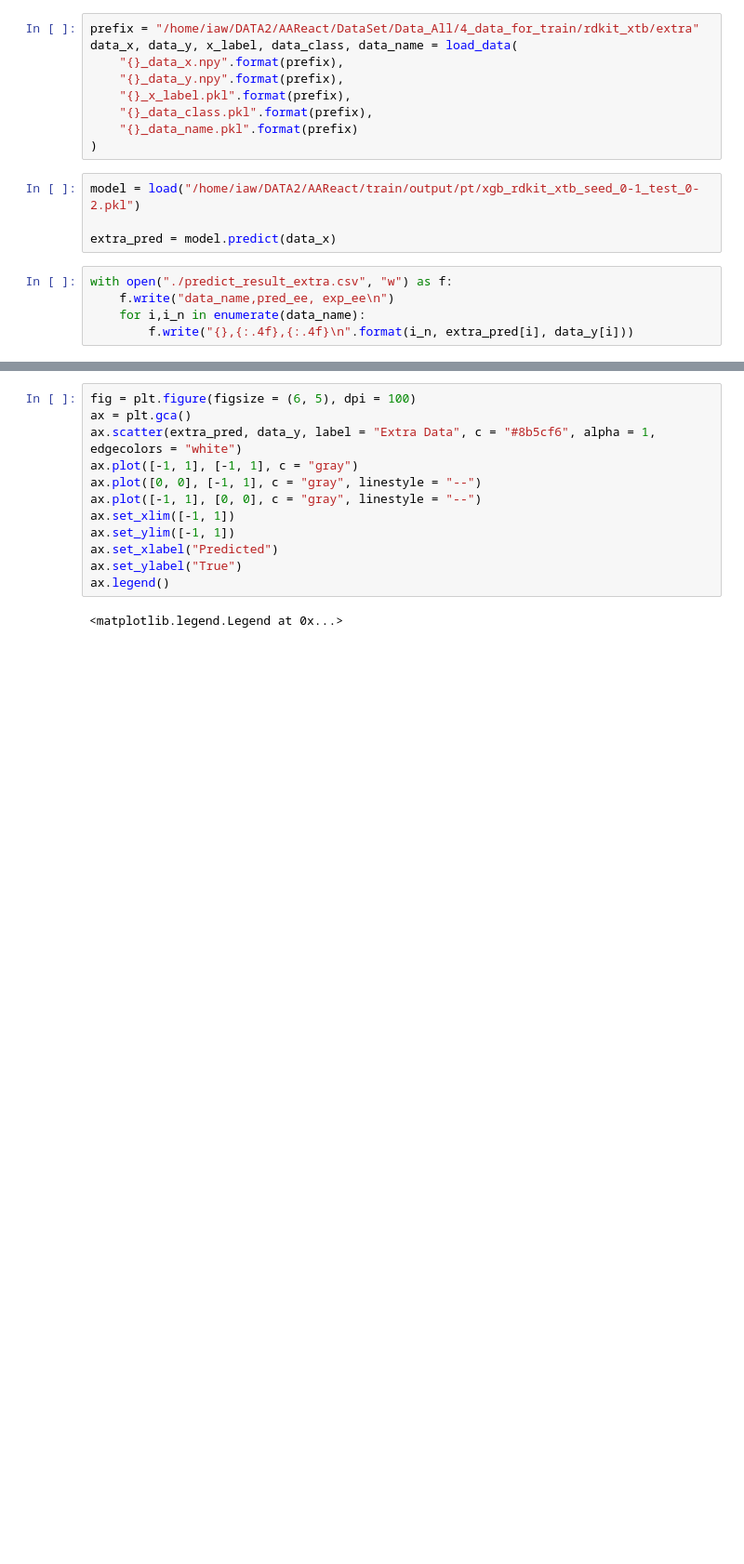
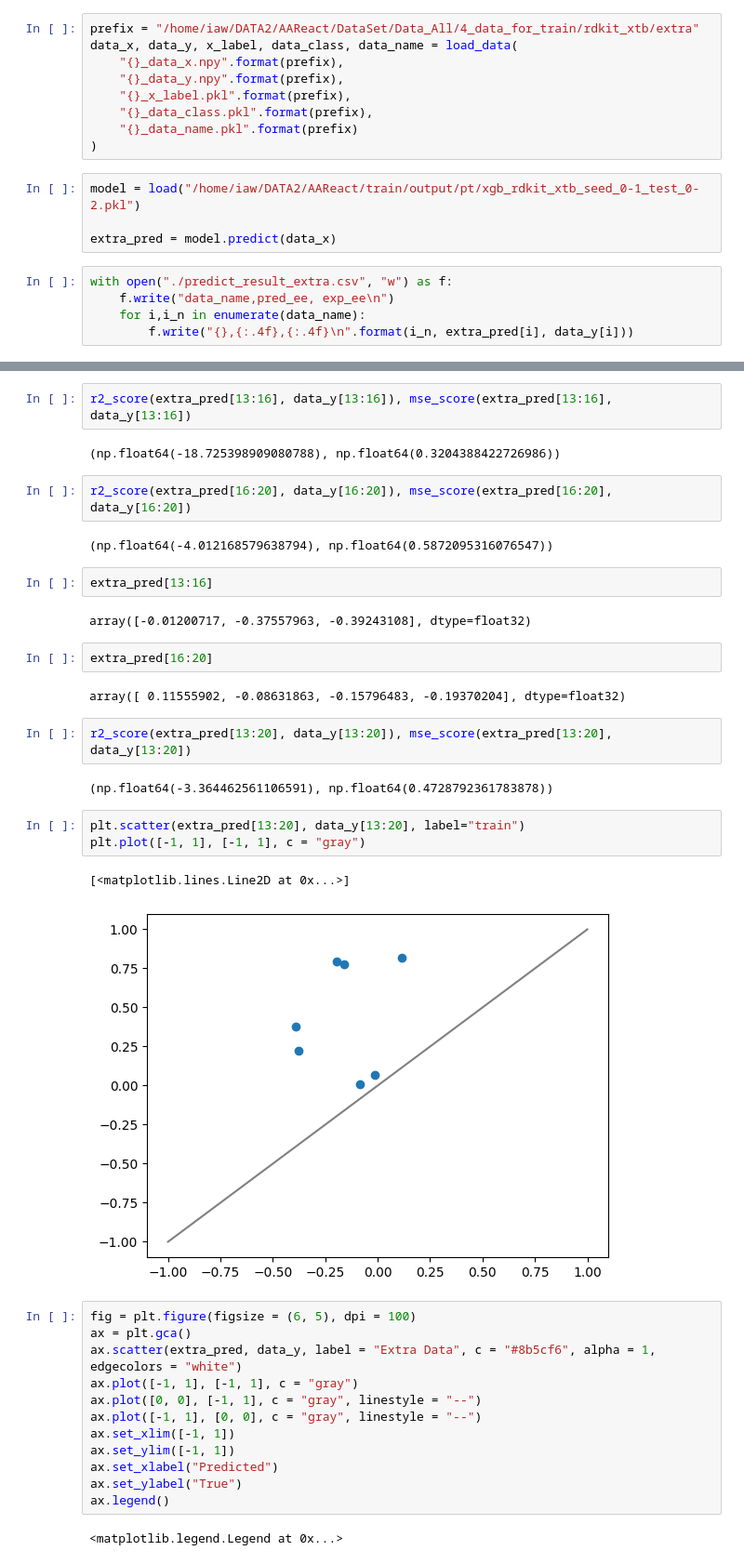
Before and after one commit to iawnix/AAReact, a Jupyter notebook: train/predict_new/0_predict.ipynb, the cells around one changed output, grey strips where cells are left out. Shown at 93% size. Cells and saved outputs as stored; diff of their text form; blank space fills up the shorter version.

```diff
--- a/train/predict_new/0_predict.ipynb
+++ b/train/predict_new/0_predict.ipynb
@@ -48,3 +56,29 @@ with open("./predict_result_extra.csv", "w") as f:
+# %%
+r2_score(extra_pred[13:16], data_y[13:16]), mse_score(extra_pred[13:16], data_y[13:16])
+# %% [output]
+(np.float64(-18.725398909080788), np.float64(0.3204388422726986))
+# %%
+r2_score(extra_pred[16:20], data_y[16:20]), mse_score(extra_pred[16:20], data_y[16:20])
+# %% [output]
+(np.float64(-4.012168579638794), np.float64(0.5872095316076547))
+# %%
+extra_pred[13:16]
+# %% [output]
+array([-0.01200717, -0.37557963, -0.39243108], dtype=float32)
+# %%
+extra_pred[16:20]
+# %% [output]
+array([ 0.11555902, -0.08631863, -0.15796483, -0.19370204], dtype=float32)
+# %%
+r2_score(extra_pred[13:20], data_y[13:20]), mse_score(extra_pred[13:20], data_y[13:20])
+# %% [output]
+(np.float64(-3.364462561106591), np.float64(0.4728792361783878))
+# %%
+plt.scatter(extra_pred[13:20], data_y[13:20], label="train")
+plt.plot([-1, 1], [-1, 1], c = "gray")
+# %% [output]
+[<matplotlib.lines.Line2D at 0x...>]
+[figure, added]
 # %%
 fig = plt.figure(figsize = (6, 5), dpi = 100)
 ax = plt.gca()
```
Also changed, not shown: parts of 2 cells of this notebook, 5 other files.
